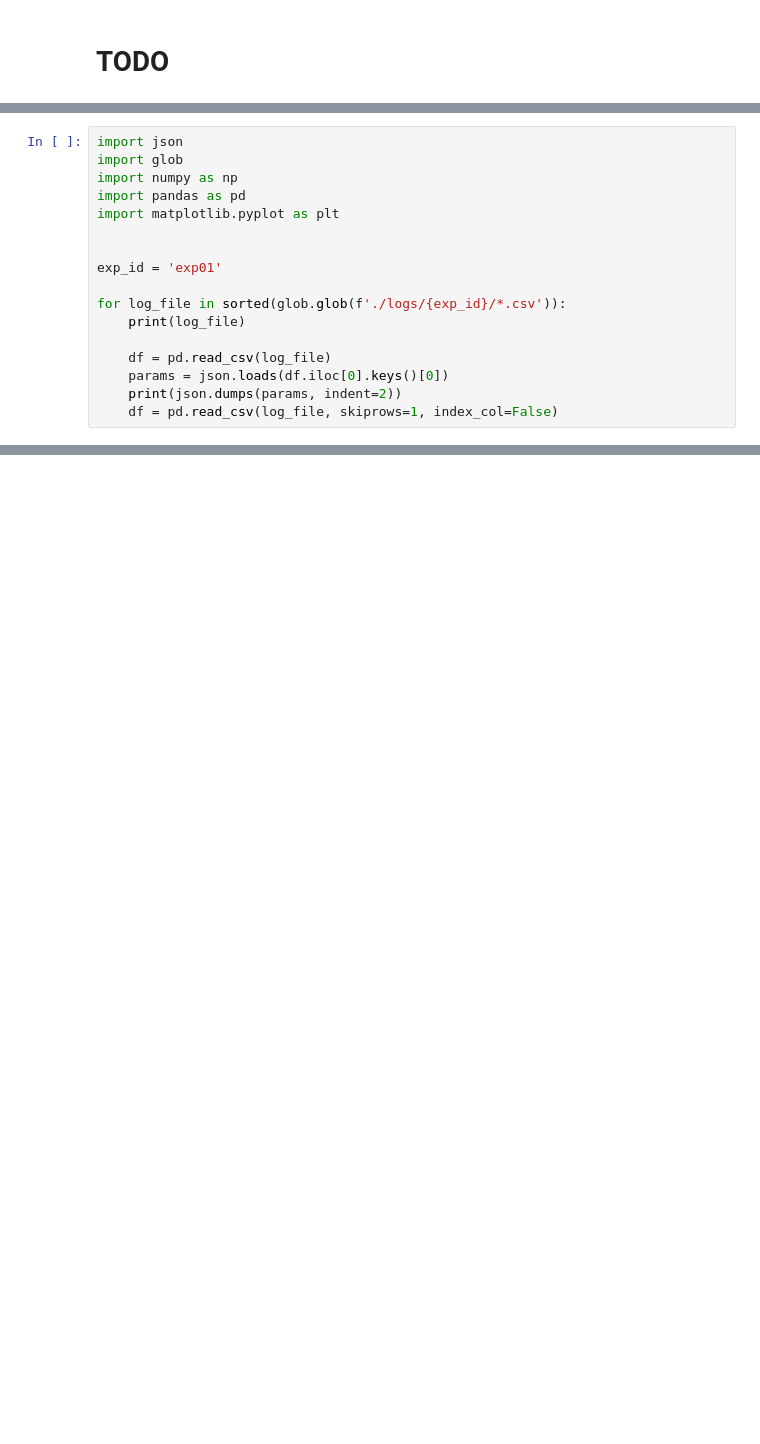
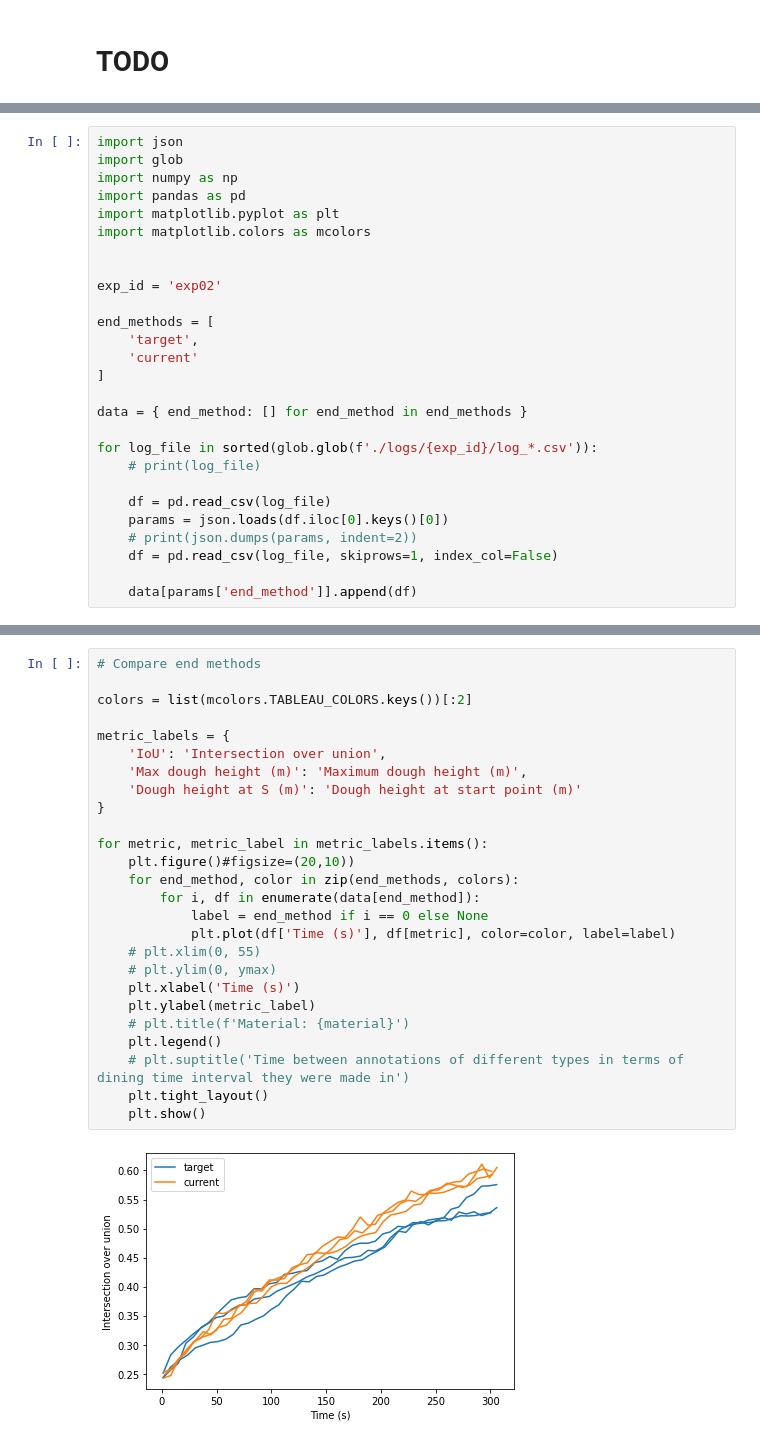
Before and after one commit to jancio/Robotic-Dough-Shaping, a Jupyter notebook: interbotix_ros_xsarms/interbotix_xsarm_perception/scripts/robotic-dough-shaping/plot_results.ipynb, the cells around one changed output, grey strips where cells are left out. Cells and saved outputs as stored; diff of their text form; blank space fills up the shorter version.

Commit message:
Plot experiment results

```diff
--- a/interbotix_ros_xsarms/interbotix_xsarm_perception/scripts/robotic-dough-shaping/plot_results.ipynb
+++ b/interbotix_ros_xsarms/interbotix_xsarm_perception/scripts/robotic-dough-shaping/plot_results.ipynb
@@ -6,14 +132,24 @@ import glob
 import numpy as np
 import pandas as pd
 import matplotlib.pyplot as plt
+import matplotlib.colors as mcolors
 
 
-exp_id = 'exp01'
+exp_id = 'exp02'
 
-for log_file in sorted(glob.glob(f'./logs/{exp_id}/*.csv')):
-    print(log_file)
+end_methods = [
+    'target',
+    'current'
+]
+
+data = { end_method: [] for end_method in end_methods }
+
+for log_file in sorted(glob.glob(f'./logs/{exp_id}/log_*.csv')):
+    # print(log_file)
 
     df = pd.read_csv(log_file)
     params = json.loads(df.iloc[0].keys()[0])
-    print(json.dumps(params, indent=2))
+    # print(json.dumps(params, indent=2))
     df = pd.read_csv(log_file, skiprows=1, index_col=False)
+
+    data[params['end_method']].append(df)
@@ -80,0 +156,28 @@ plt.show()
+# %%
+# Compare end methods
+
+colors = list(mcolors.TABLEAU_COLORS.keys())[:2]
+
+metric_labels = {
+    'IoU': 'Intersection over union',
+    'Max dough height (m)': 'Maximum dough height (m)',
+    'Dough height at S (m)': 'Dough height at start point (m)'
+}
+
+for metric, metric_label in metric_labels.items():
+    plt.figure()#figsize=(20,10))
+    for end_method, color in zip(end_methods, colors):
+        for i, df in enumerate(data[end_method]):
+            label = end_method if i == 0 else None
+            plt.plot(df['Time (s)'], df[metric], color=color, label=label)
+    # plt.xlim(0, 55)
+    # plt.ylim(0, ymax)
+    plt.xlabel('Time (s)')
+    plt.ylabel(metric_label)
+    # plt.title(f'Material: {material}')
+    plt.legend()
+    # plt.suptitle('Time between annotations of different types in terms of dining time interval they were made in')
+    plt.tight_layout()
+    plt.show()
+# %% [output]
+[figure, added]
```
Also changed, not shown: parts of 16 cells of this notebook, 30 other files.
